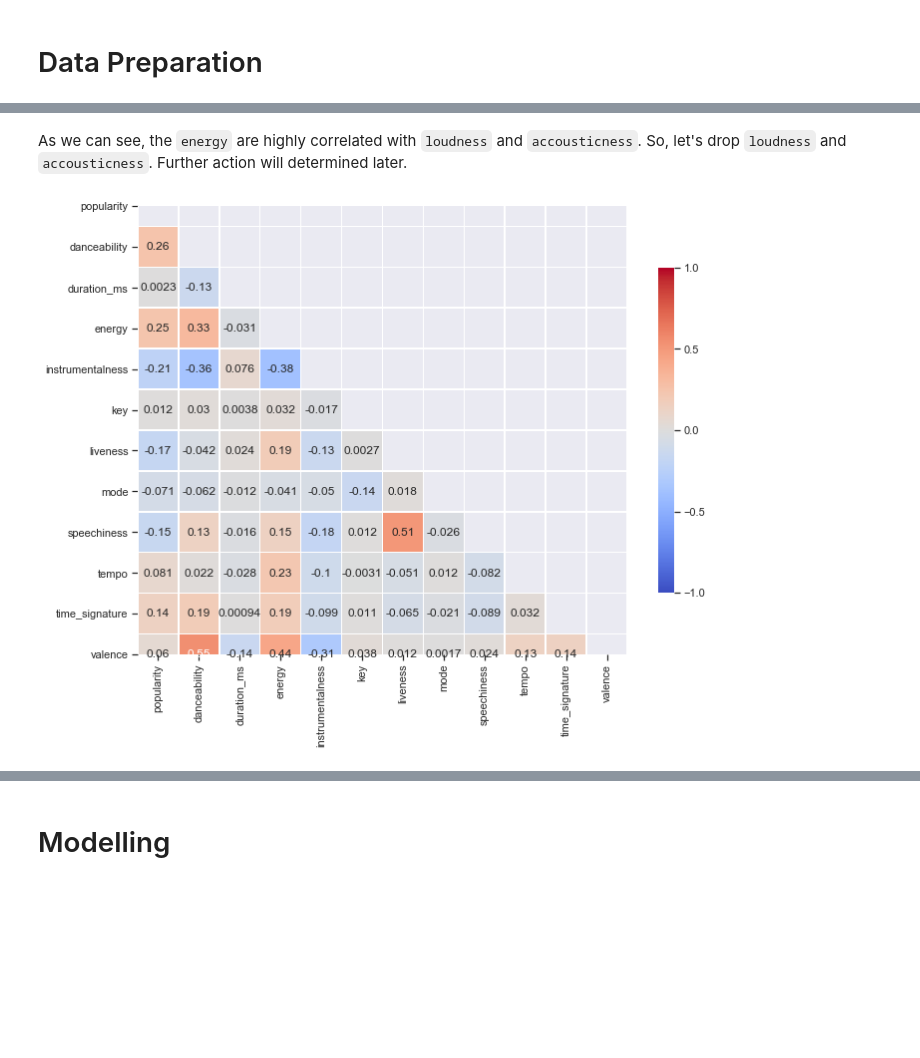
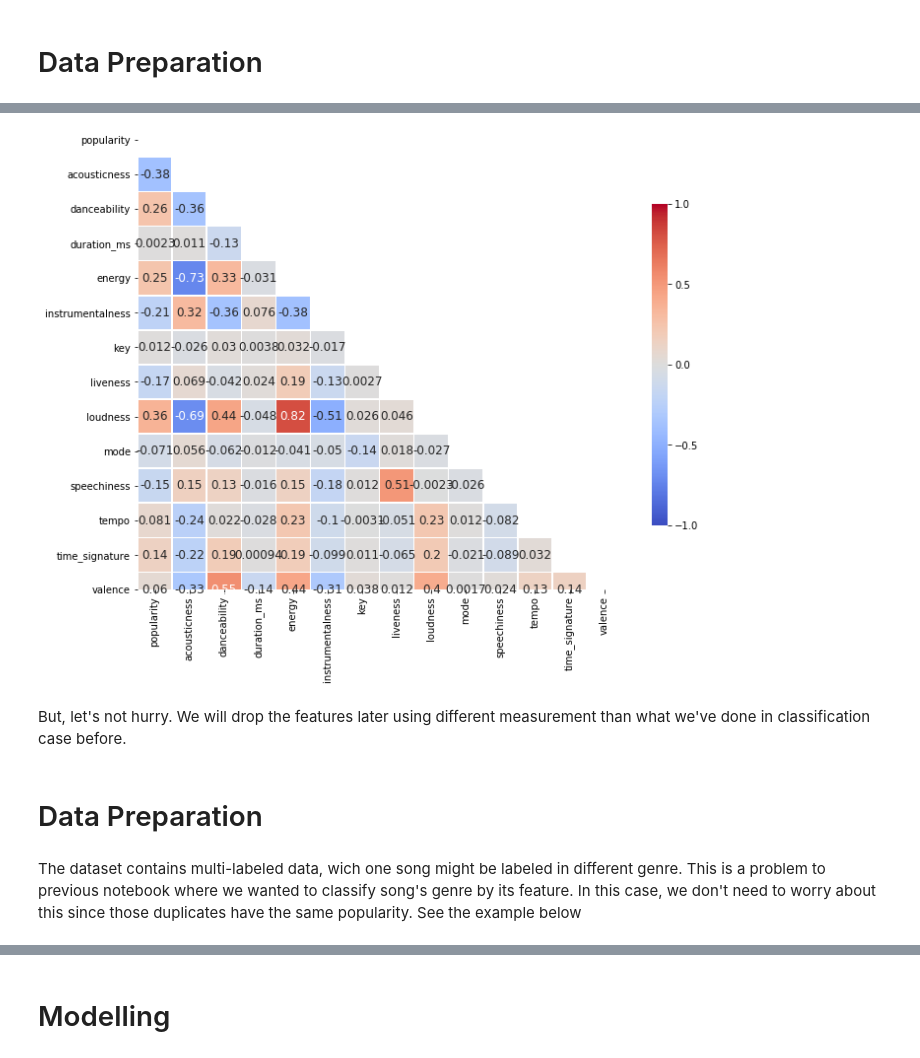
Before and after one commit to iqbalbasyar/Spotify-for-Data-Science, a Jupyter notebook: 3. Spotify Popularity Prediction.ipynb, the cells around one changed output, grey strips where cells are left out. Drawn from its saved outputs; the diff is of its cells as text; code cells hidden in the pictures; blank space fills up the shorter version.

```diff
--- a/3. Spotify Popularity Prediction.ipynb
+++ b/3. Spotify Popularity Prediction.ipynb
@@ -49,6 +23,0 @@ corr_heatmap(data)
-# %% [markdown]
-As we can see, the `energy` are highly correlated with `loudness` and `accousticness`. So, let's drop `loudness` and `accousticness`. Further action will determined later.
-# %%
-corr_heatmap(data.drop(columns=['acousticness', 'loudness']))
-# %% [output]
-[figure, removed]
@@ -56,0 +24,10 @@ from sklearn.model_selection import train_test_split
+# %%
+sv.corr_heatmap(data)
+# %% [output]
+[figure, added]
+# %% [markdown]
+But, let's not hurry. We will drop the features later using different measurement than what we've done in classification case before.
+# %% [markdown]
+# Data Preparation
+# %% [markdown]
+The dataset contains multi-labeled data, wich one song might be labeled in different genre. This is a problem to previous notebook where we wanted to classify song's genre by its feature. In this case, we don't need to worry about this since those duplicates have the same popularity. See the example below
```
Also changed, not shown: parts of 38 cells of this notebook.
